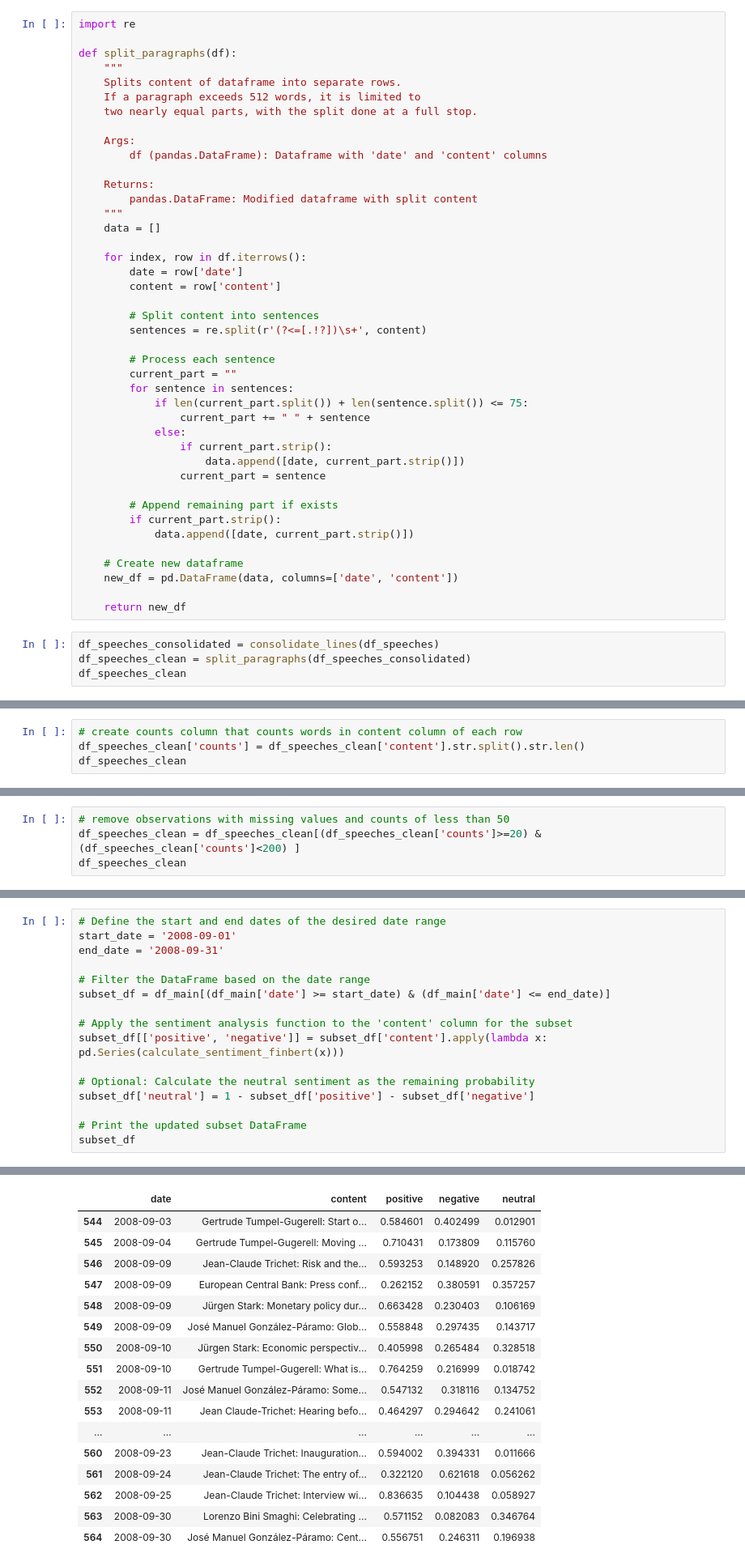
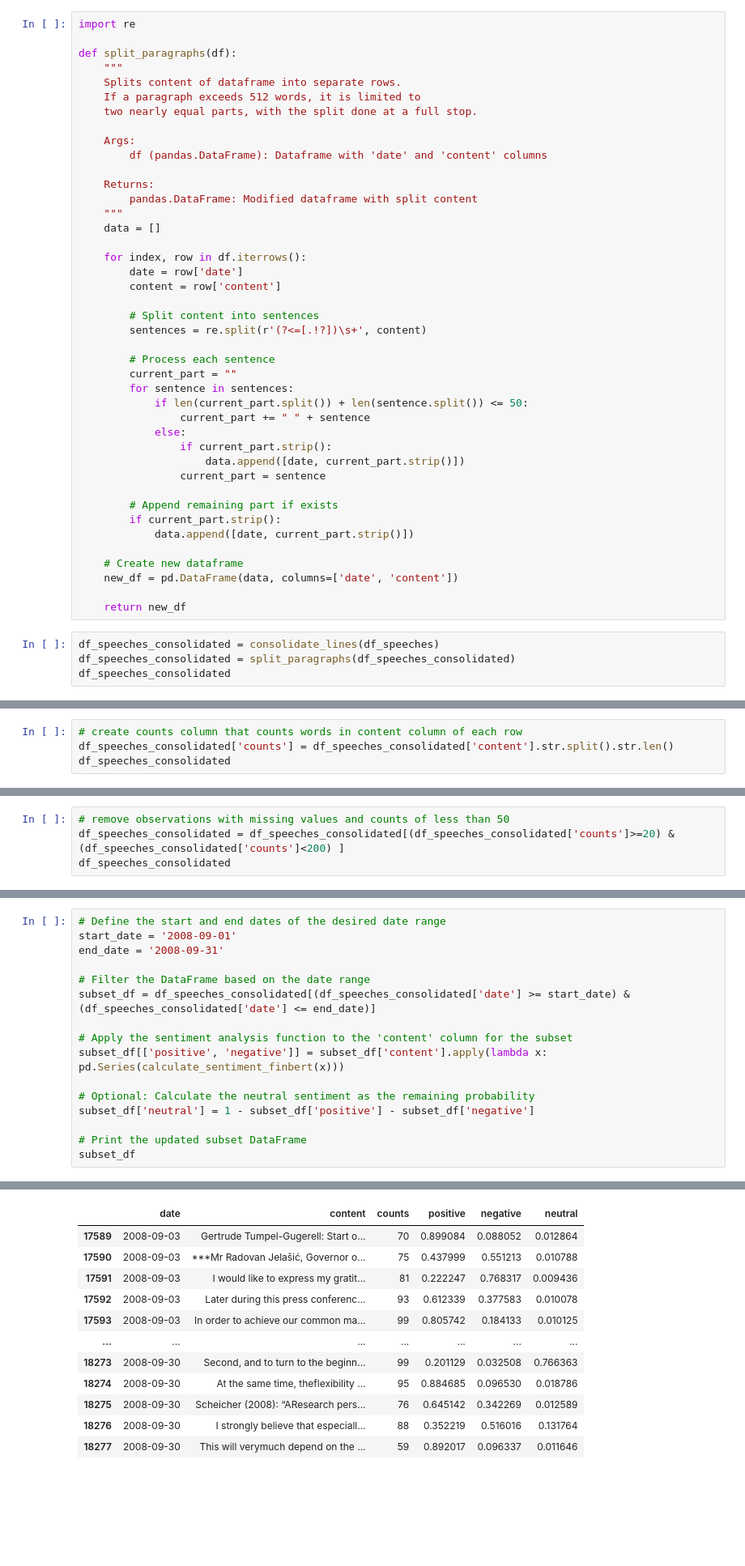
Before and after one commit to OzodbekOzodov/stock-market-and-speeches, a Jupyter notebook: 2_preprocessing_pipelines.ipynb, the cells around one changed output, grey strips where cells are left out. Shown at 81% size. Cells and saved outputs as stored; diff of their text form; blank space fills up the shorter version.

```diff
--- a/2_preprocessing_pipelines.ipynb
+++ b/2_preprocessing_pipelines.ipynb
@@ -166,7 +183,7 @@ def split_paragraphs(df):
         # Process each sentence
         current_part = ""
         for sentence in sentences:
-            if len(current_part.split()) + len(sentence.split()) <= 75:
+            if len(current_part.split()) + len(sentence.split()) <= 50:
                 current_part += " " + sentence
             else:
                 if current_part.strip():
@@ -183,8 +200,8 @@ def split_paragraphs(df):
     return new_df
 # %%
 df_speeches_consolidated = consolidate_lines(df_speeches)
-df_speeches_clean = split_paragraphs(df_speeches_consolidated)
-df_speeches_clean
+df_speeches_consolidated = split_paragraphs(df_speeches_consolidated)
+df_speeches_consolidated
 # %% [output]
 |  | date | content |
 | 0 | 1998-07-17 | Mr. Duisenberg reports on the out... |
@@ -220,6 +230,6 @@ df_speeches_clean
 # %%
 # create counts column that counts words in content column of each row
-df_speeches_clean['counts'] = df_speeches_clean['content'].str.split().str.len()
-df_speeches_clean
+df_speeches_consolidated['counts'] = df_speeches_consolidated['content'].str.split().str.len()
+df_speeches_consolidated
 # %% [output]
 |  | date | content | counts |
@@ -238,6 +248,6 @@ df_speeches_clean
 # %%
 # remove observations with missing values and counts of less than 50
-df_speeches_clean = df_speeches_clean[(df_speeches_clean['counts']>=20) & (df_speeches_clean['counts']<200) ]
-df_speeches_clean
+df_speeches_consolidated = df_speeches_consolidated[(df_speeches_consolidated['counts']>=20) & (df_speeches_consolidated['counts']<200) ]
+df_speeches_consolidated
 # %% [output]
 |  | date | content | counts |
@@ -566,48 +455,43 @@ df.head(2)
 # Define the start and end dates of the desired date range
 start_date = '2008-09-01'
 end_date = '2008-09-31'
 
 # Filter the DataFrame based on the date range
-subset_df = df_main[(df_main['date'] >= start_date) & (df_main['date'] <= end_date)]
+subset_df = df_speeches_consolidated[(df_speeches_consolidated['date'] >= start_date) & (df_speeches_consolidated['date'] <= end_date)]
 
 # Apply the sentiment analysis function to the 'content' column for the subset
 subset_df[['positive', 'negative']] = subset_df['content'].apply(lambda x: pd.Series(calculate_sentiment_finbert(x)))
 
 # Optional: Calculate the neutral sentiment as the remaining probability
 subset_df['neutral'] = 1 - subset_df['positive'] - subset_df['negative']
 
 # Print the updated subset DataFrame
 subset_df
 # %% [output]
 A value is trying to be set on a copy of a slice from a DataFrame.
 Try using .loc[row_indexer,col_indexer] = value instead
 
 See the caveats in the documentation: https://pandas.pydata.org/pandas-docs/stable/user_guide/indexing.html#returning-a-view-versus-a-copy
   subset_df[['positive', 'negative']] = subset_df['content'].apply(lambda x: pd.Series(calculate_sentiment_finbert(x)))
 A value is trying to be set on a copy of a slice from a DataFrame.
 Try using .loc[row_indexer,col_indexer] = value instead
 
 See the caveats in the documentation: https://pandas.pydata.org/pandas-docs/stable/user_guide/indexing.html#returning-a-view-versus-a-copy
   subset_df[['positive', 'negative']] = subset_df['content'].apply(lambda x: pd.Series(calculate_sentiment_finbert(x)))
 A value is trying to be set on a copy of a slice from a DataFrame.
 Try using .loc[row_indexer,col_indexer] = value instead
 
 See the caveats in the documentation: https://pandas.pydata.org/pandas-docs/stable/user_guide/indexing.html#returning-a-view-versus-a-copy
   subset_df['neutral'] = 1 - subset_df['positive'] - subset_df['negative']
-|  | date | content | positive | negative | neutral |
-| 544 | 2008-09-03 | Gertrude Tumpel-Gugerell: Start o... | 0.584601 | 0.402499 | 0.012901 |
-| 545 | 2008-09-04 | Gertrude Tumpel-Gugerell: Moving ... | 0.710431 | 0.173809 | 0.115760 |
-| 546 | 2008-09-09 | Jean-Claude Trichet: Risk and the... | 0.593253 | 0.148920 | 0.257826 |
-| 547 | 2008-09-09 | European Central Bank: Press conf... | 0.262152 | 0.380591 | 0.357257 |
-| 548 | 2008-09-09 | Jürgen Stark: Monetary policy dur... | 0.663428 | 0.230403 | 0.106169 |
-| 549 | 2008-09-09 | José Manuel González-Páramo: Glob... | 0.558848 | 0.297435 | 0.143717 |
-| 550 | 2008-09-10 | Jürgen Stark: Economic perspectiv... | 0.405998 | 0.265484 | 0.328518 |
-| 551 | 2008-09-10 | Gertrude Tumpel-Gugerell: What is... | 0.764259 | 0.216999 | 0.018742 |
-| 552 | 2008-09-11 | José Manuel González-Páramo: Some... | 0.547132 | 0.318116 | 0.134752 |
-| 553 | 2008-09-11 | Jean Claude-Trichet: Hearing befo... | 0.464297 | 0.294642 | 0.241061 |
-| ... | ... | ... | ... | ... | ... |
-| 560 | 2008-09-23 | Jean-Claude Trichet: Inauguration... | 0.594002 | 0.394331 | 0.011666 |
-| 561 | 2008-09-24 | Jean-Claude Trichet: The entry of... | 0.322120 | 0.621618 | 0.056262 |
-| 562 | 2008-09-25 | Jean-Claude Trichet: Interview wi... | 0.836635 | 0.104438 | 0.058927 |
-| 563 | 2008-09-30 | Lorenzo Bini Smaghi: Celebrating ... | 0.571152 | 0.082083 | 0.346764 |
-| 564 | 2008-09-30 | José Manuel González-Páramo: Cent... | 0.556751 | 0.246311 | 0.196938 |
+|  | date | content | counts | positive | negative | neutral |
+| 17589 | 2008-09-03 | Gertrude Tumpel-Gugerell: Start o... | 70 | 0.899084 | 0.088052 | 0.012864 |
+| 17590 | 2008-09-03 | ***Mr Radovan Jelašić, Governor o... | 75 | 0.437999 | 0.551213 | 0.010788 |
+| 17591 | 2008-09-03 | I would like to express my gratit... | 81 | 0.222247 | 0.768317 | 0.009436 |
+| 17592 | 2008-09-03 | Later during this press conferenc... | 93 | 0.612339 | 0.377583 | 0.010078 |
+| 17593 | 2008-09-03 | In order to achieve our common ma... | 99 | 0.805742 | 0.184133 | 0.010125 |
+| ... | ... | ... | ... | ... | ... | ... |
+| 18273 | 2008-09-30 | Second, and to turn to the beginn... | 99 | 0.201129 | 0.032508 | 0.766363 |
+| 18274 | 2008-09-30 | At the same time, theflexibility ... | 95 | 0.884685 | 0.096530 | 0.018786 |
+| 18275 | 2008-09-30 | Scheicher (2008): “AResearch pers... | 76 | 0.645142 | 0.342269 | 0.012589 |
+| 18276 | 2008-09-30 | I strongly believe that especiall... | 88 | 0.352219 | 0.516016 | 0.131764 |
+| 18277 | 2008-09-30 | This will verymuch depend on the ... | 59 | 0.892017 | 0.096337 | 0.011646 |
```
Also changed, not shown: parts of 27 cells of this notebook, 3 other files.
